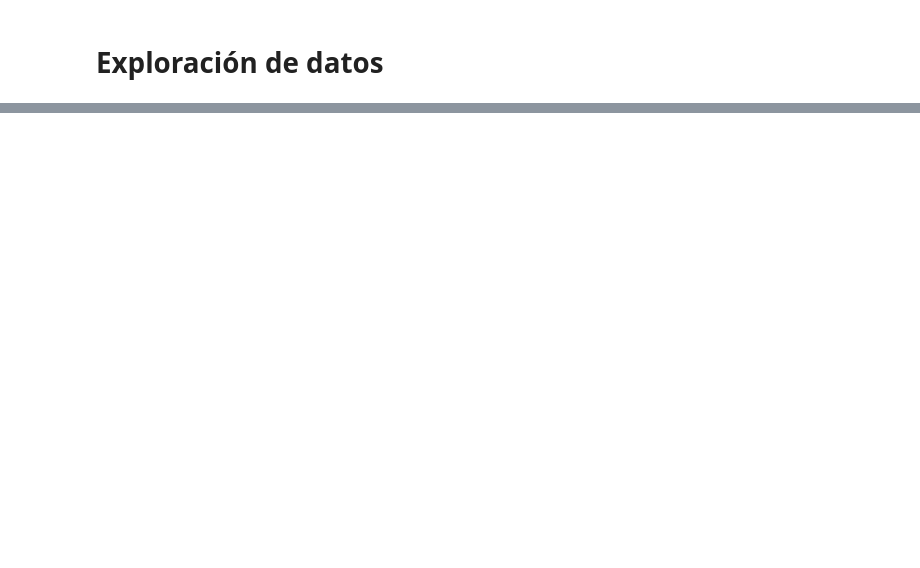
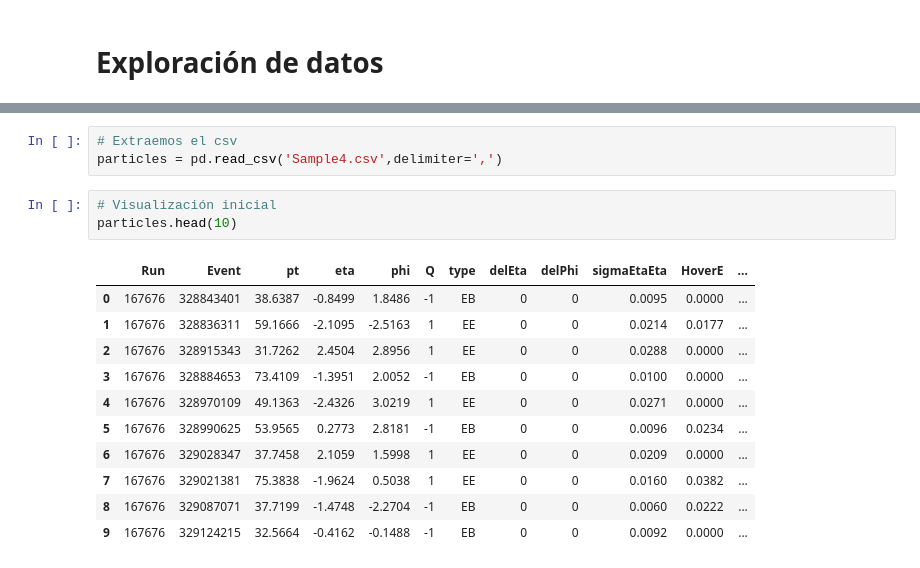
Before and after one commit to ProgramasParaFisicaDeParticulas/blindsampleanalysiswithcsv4-Jorge-1501, a Jupyter notebook: Exploracion.ipynb, the cells around one changed output, grey strips where cells are left out. Cells and saved outputs as stored; diff of their text form; blank space fills up the shorter version.

```diff
--- a/Exploracion.ipynb
+++ b/Exploracion.ipynb
@@ -55,0 +73,18 @@ fatal: could not read Username for 'https://github.com': No such device or addre
+# %%
+# Extraemos el csv
+particles = pd.read_csv('Sample4.csv',delimiter=',')
+# %%
+# Visualización inicial
+particles.head(10)
+# %% [output]
+|  | Run | Event | pt | eta | phi | Q | type | delEta | delPhi | sigmaEtaEta | HoverE | ... |
+| 0 | 167676 | 328843401 | 38.6387 | -0.8499 | 1.8486 | -1 | EB | 0 | 0 | 0.0095 | 0.0000 | ... |
+| 1 | 167676 | 328836311 | 59.1666 | -2.1095 | -2.5163 | 1 | EE | 0 | 0 | 0.0214 | 0.0177 | ... |
+| 2 | 167676 | 328915343 | 31.7262 | 2.4504 | 2.8956 | 1 | EE | 0 | 0 | 0.0288 | 0.0000 | ... |
+| 3 | 167676 | 328884653 | 73.4109 | -1.3951 | 2.0052 | -1 | EB | 0 | 0 | 0.0100 | 0.0000 | ... |
+| 4 | 167676 | 328970109 | 49.1363 | -2.4326 | 3.0219 | 1 | EE | 0 | 0 | 0.0271 | 0.0000 | ... |
+| 5 | 167676 | 328990625 | 53.9565 | 0.2773 | 2.8181 | -1 | EB | 0 | 0 | 0.0096 | 0.0234 | ... |
+| 6 | 167676 | 329028347 | 37.7458 | 2.1059 | 1.5998 | 1 | EE | 0 | 0 | 0.0209 | 0.0000 | ... |
+| 7 | 167676 | 329021381 | 75.3838 | -1.9624 | 0.5038 | 1 | EE | 0 | 0 | 0.0160 | 0.0382 | ... |
+| 8 | 167676 | 329087071 | 37.7199 | -1.4748 | -2.2704 | -1 | EB | 0 | 0 | 0.0060 | 0.0222 | ... |
+| 9 | 167676 | 329124215 | 32.5664 | -0.4162 | -0.1488 | -1 | EB | 0 | 0 | 0.0092 | 0.0000 | ... |
```
Also changed, not shown: parts of 37 cells of this notebook.
